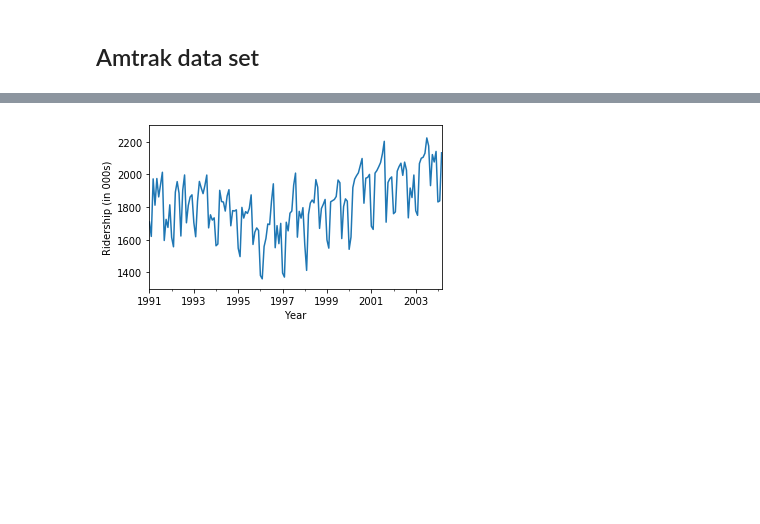
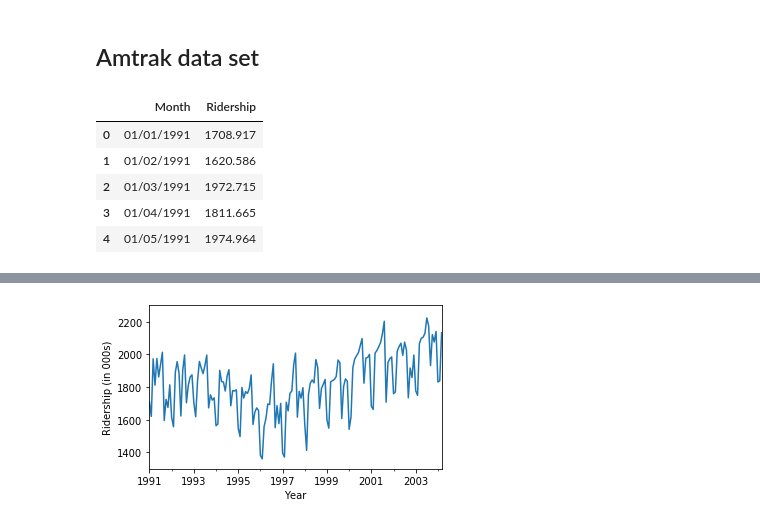
Before and after one commit to davideliason/DM4BA_Personal_Practice, a Jupyter notebook: DataVisualization_BostonHousingDataset.ipynb, the cells around one changed output, grey strips where cells are left out. Saved outputs shown, nothing was run; the diff lists cells and outputs as text; code cells hidden in the pictures; blank space fills up the shorter version.

```diff
--- a/DataVisualization_BostonHousingDataset.ipynb
+++ b/DataVisualization_BostonHousingDataset.ipynb
@@ -66 +68,12 @@ boston_df.head(5)
+# %%
+# Amtrak data shape
+Amtrak_df.shape
+Amtrak_df.head(5)
+# %% [output]
+|  | Month | Ridership |
+| 0 | 01/01/1991 | 1708.917 |
+| 1 | 01/02/1991 | 1620.586 |
+| 2 | 01/03/1991 | 1972.715 |
+| 3 | 01/04/1991 | 1811.665 |
+| 4 | 01/05/1991 | 1974.964 |
 # %%
```
Also changed, not shown: parts of 3 cells of this notebook.
